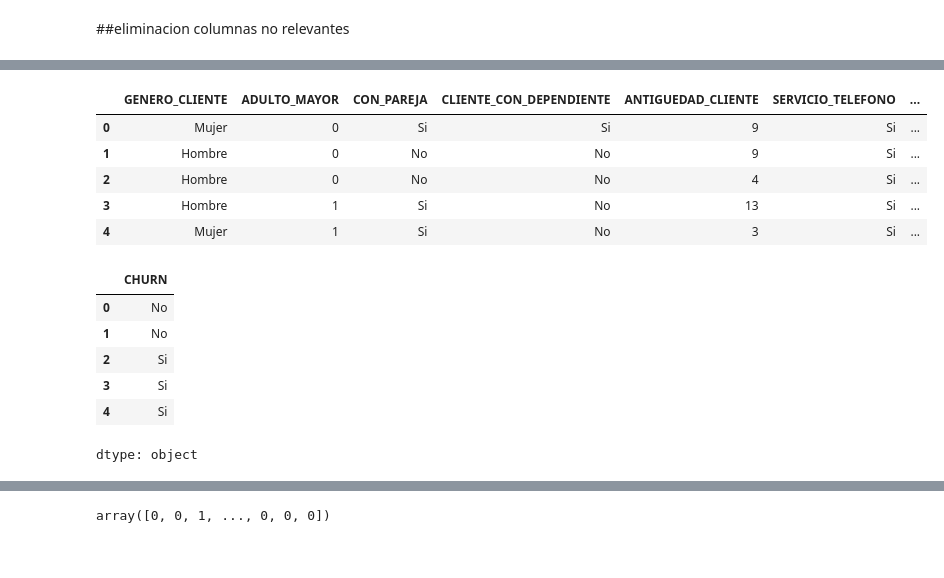
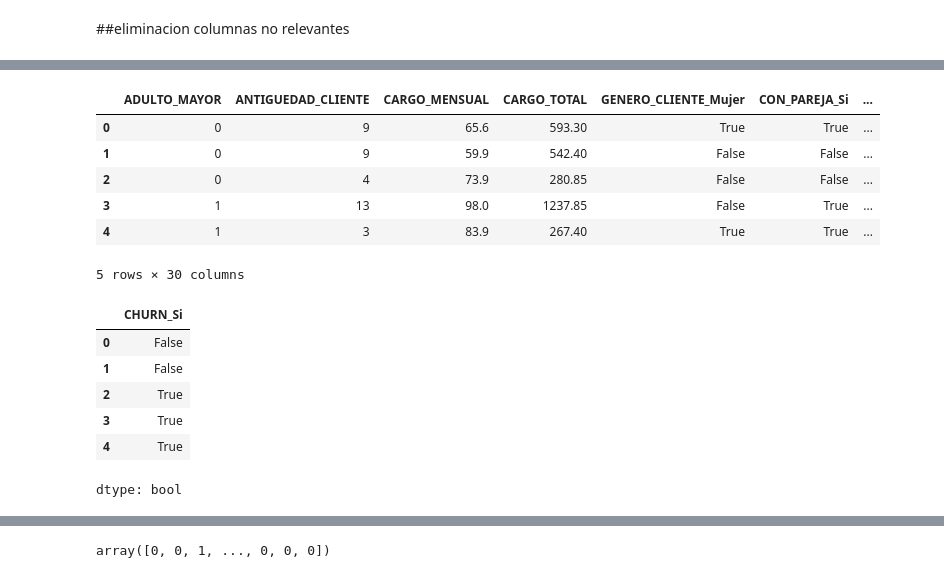
Before and after one commit to raohxxx/Telecom-2-challenge, a Jupyter notebook: telecomX2.ipynb, the cells around one changed output, grey strips where cells are left out. Saved outputs shown, nothing was run; the diff lists cells and outputs as text; code cells hidden in the pictures.

```diff
--- a/telecomX2.ipynb
+++ b/telecomX2.ipynb
@@ -105,8 +85,0 @@ columnas_categoricas=['S_INTERNET','SEGURIDAD_ONLINE','RESPALDO_ONLINE','PROTECC
-# %%
-columnas_binarias = ['CHURN', 'GENERO_CLIENTE', 'CON_PAREJA', 'CLIENTE_CON_DEPENDIENTE', 'SERVICIO_TELEFONO','MULTIPLES_LINEAS','BOLETA_ELECTRONICA']
-columnas_numericas=['CARGO_MENSUAL','CARGO_TOTAL']
-'''for col in columnas_binarias:
-    df[col] = df[col].replace({'Si': 1, 'No': 0, 'Mujer':0,'Hombre':1})
-
-df_encoded = pd.get_dummies(data=df, columns=columnas_categoricas, dtype=int)
-display(df_encoded.sample(5))'''
@@ -126,0 +96,3 @@ df_encoded.head()
+# %%
+df=pd.get_dummies(df,drop_first=True)
+df.head()
@@ -127,22 +145,23 @@ df_encoded.head()
 # %%
-X=df_encoded.drop(columns=['CHURN'])
-y=df_encoded['CHURN']
+X=df.drop(columns=['CHURN_Si'])
+y=df['CHURN_Si']
 display(X.head())
 display(y.head())
 # %% [output]
-|  | GENERO_CLIENTE | ADULTO_MAYOR | CON_PAREJA | CLIENTE_CON_DEPENDIENTE | ANTIGUEDAD_CLIENTE | SERVICIO_TELEFONO | ... |
-| 0 | Mujer | 0 | Si | Si | 9 | Si | ... |
-| 1 | Hombre | 0 | No | No | 9 | Si | ... |
-| 2 | Hombre | 0 | No | No | 4 | Si | ... |
-| 3 | Hombre | 1 | Si | No | 13 | Si | ... |
-| 4 | Mujer | 1 | Si | No | 3 | Si | ... |
+|  | ADULTO_MAYOR | ANTIGUEDAD_CLIENTE | CARGO_MENSUAL | CARGO_TOTAL | GENERO_CLIENTE_Mujer | CON_PAREJA_Si | ... |
+| 0 | 0 | 9 | 65.6 | 593.30 | True | True | ... |
+| 1 | 0 | 9 | 59.9 | 542.40 | False | False | ... |
+| 2 | 0 | 4 | 73.9 | 280.85 | False | False | ... |
+| 3 | 1 | 13 | 98.0 | 1237.85 | False | True | ... |
+| 4 | 1 | 3 | 83.9 | 267.40 | True | True | ... |
+5 rows × 30 columns
-|  | CHURN |
-| 0 | No |
-| 1 | No |
-| 2 | Si |
-| 3 | Si |
-| 4 | Si |
+|  | CHURN_Si |
+| 0 | False |
+| 1 | False |
+| 2 | True |
+| 3 | True |
+| 4 | True |
-dtype: object
+dtype: bool
 # %%
 from sklearn.compose import make_column_transformer
 from sklearn.preprocessing import OneHotEncoder
```
Also changed, not shown: parts of 23 cells of this notebook.
